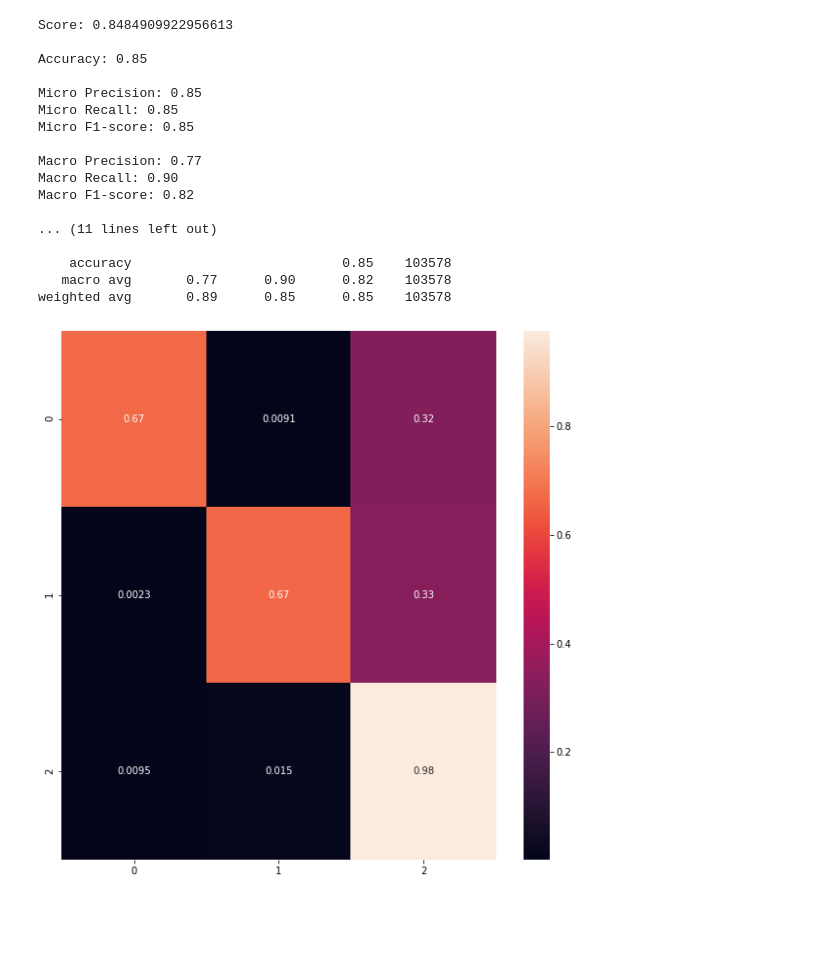
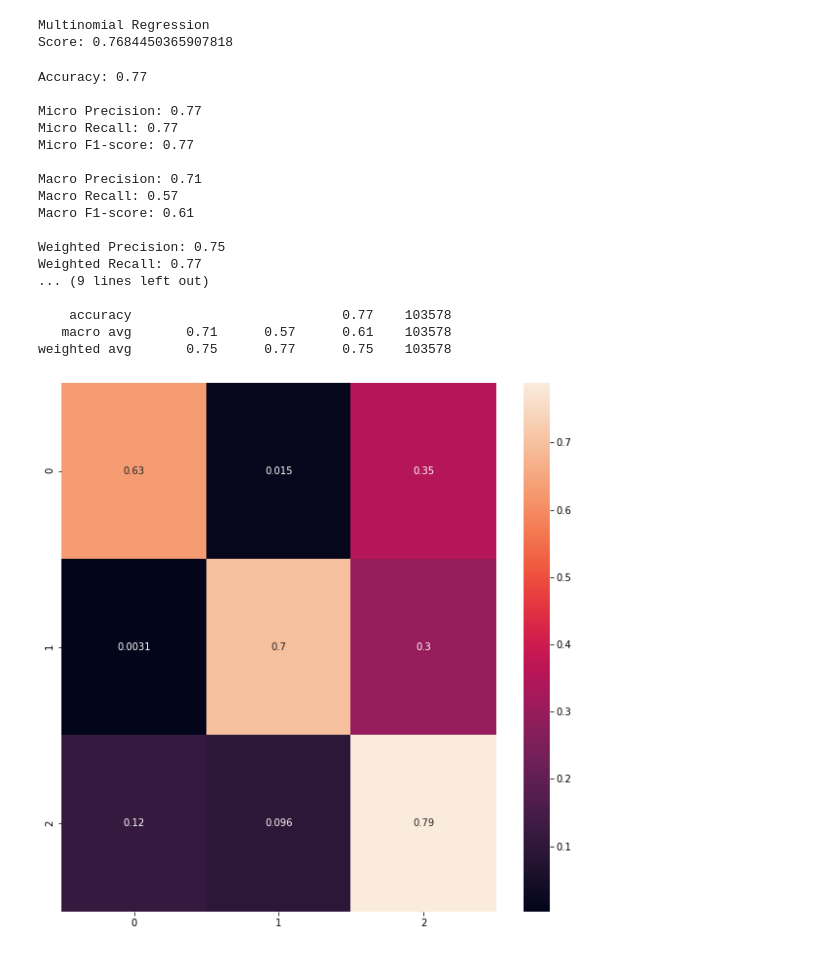
Before and after one commit to benduong2001/nyc_traffic_flask, a Jupyter notebook: src/train.ipynb, the cells around one changed output. Saved outputs shown, nothing was run; the diff lists cells and outputs as text; code cells hidden in the pictures; blank space fills up the shorter version.

```diff
--- a/src/train.ipynb
+++ b/src/train.ipynb
@@ -154,8 +207,7 @@ MODEL_INPUT_DF_INPUT_COLUMN_NAMES = categ_column_names + numer_column_names + nu
 # %%
-#from sklearn.discriminant_analysis import LinearDiscriminantAnalysis
-#MODEL = LinearDiscriminantAnalysis()
-MODEL = DecisionTreeClassifier(class_weight="balanced")
-#MODEL = LogisticRegression(multi_class='multinomial',solver ='newton-cg')
+# Multinomial Regression
+
+MODEL = LogisticRegression(multi_class='multinomial',solver ='newton-cg')
 
 def tri_level(x):
     if x <-1: level="LOW";
@@ -163,46 +215,49 @@ def tri_level(x):
     else: level = "HIGH";
     return level
 
-y = pd.Series(zscore(traffic_landuse_street_segment_data_orig[MODEL_INPUT_DF_OUTPUT_COLUMN_NAME], axis=0)).apply(tri_level)
+y = traffic_landuse_street_segment_data_orig[MODEL_INPUT_DF_OUTPUT_COLUMN_NAME].apply(tri_level)
 X = traffic_landuse_street_segment_data_orig[MODEL_INPUT_DF_INPUT_COLUMN_NAMES]
 X_train, X_test, y_train, y_test = train_test_split(X,y,stratify=y)
 
 seed_i = 1
 np.random.seed(seed_i)
 
-numer_lognorm_columns = []
 pl_model = Pipeline([
         ("features", ct0),
         ("model", MODEL)
 ])
 np.random.seed(seed_i)
 pl_model.fit(X_train, y_train)
-np.random.seed(seed_i)
-#print("Cross val score:", cross_val_score(pl_model, X_train, y_train, cv=4))
+
+print("\n")
+print("Multinomial Regression")
 print("Score:", pl_model.score(X_test, y_test))
-
-with open(path_folder +'../data/final/dtc.pkl', 'wb') as f:
-    pickle.dump(pl_model, f)
-    f.close()
-
-categorical_metrics(pl_model, 3)
 # %% [output]
-Score: 0.8484909922956613
-
-Accuracy: 0.85
-
-Micro Precision: 0.85
-Micro Recall: 0.85
-Micro F1-score: 0.85
-
-Macro Precision: 0.77
-Macro Recall: 0.90
-Macro F1-score: 0.82
-
-... (11 lines left out)
-
-    accuracy                           0.85    103578
-   macro avg       0.77      0.90      0.82    103578
-weighted avg       0.89      0.85      0.85    103578
+Multinomial Regression
+Score: 0.7684450365907818
-[figure, removed]
+# %%
+with open(path_folder +'../data/final/multinomreg.pkl', 'wb') as f:
+    pickle.dump(pl_model, f)
+    f.close()
+
+categorical_metrics(pl_model, 3)
+# %% [output]
+Accuracy: 0.77
+
+Micro Precision: 0.77
+Micro Recall: 0.77
+Micro F1-score: 0.77
+
+Macro Precision: 0.71
+Macro Recall: 0.57
+Macro F1-score: 0.61
+
+Weighted Precision: 0.75
+Weighted Recall: 0.77
+... (9 lines left out)
+
+    accuracy                           0.77    103578
+   macro avg       0.71      0.57      0.61    103578
+weighted avg       0.75      0.77      0.75    103578
+[figure, added]
 # %%
```
Also changed, not shown: parts of 9 cells of this notebook, 4 other files.
